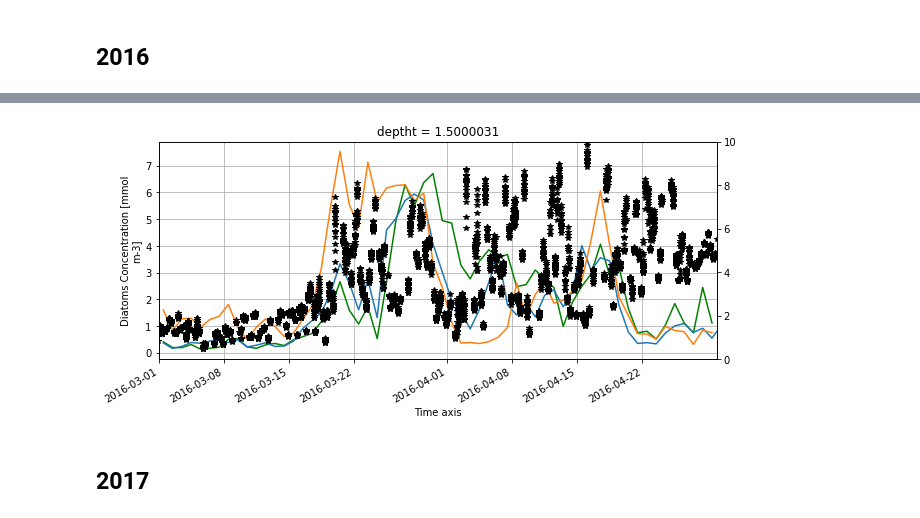
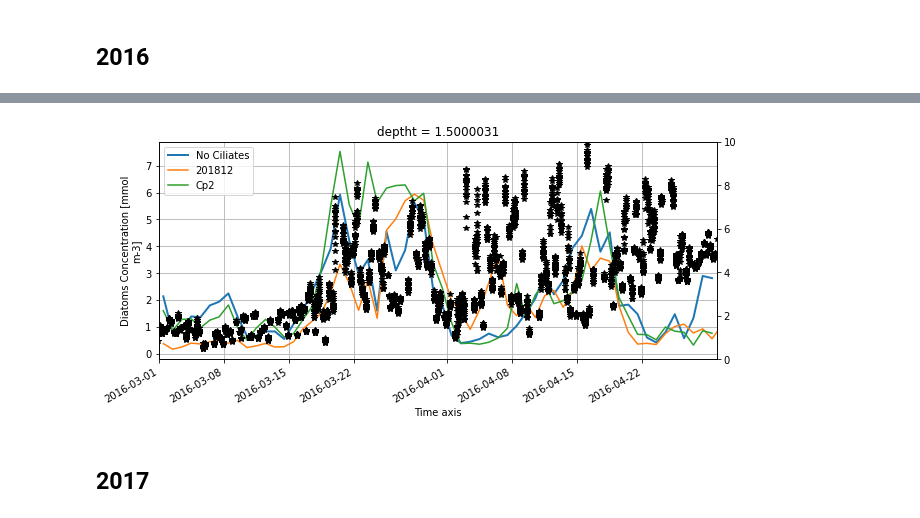
Before and after one commit to SalishSeaCast/analysis-susan, a Jupyter notebook: notebooks/Tuning/Bloom_Timing_202007D-nociliates.ipynb, the cells around one changed output, grey strips where cells are left out. Drawn from its saved outputs; the diff is of its cells as text; code cells hidden in the pictures.

```diff
--- a/notebooks/Tuning/Bloom_Timing_202007D-nociliates.ipynb
+++ b/notebooks/Tuning/Bloom_Timing_202007D-nociliates.ipynb
@@ -382,15 +299,16 @@ Data variables:
 # %%
 fig, ax = plt.subplots(1, 1, figsize=(10, 4))
 ax.grid()
 ax2 = ax.twinx()
 ax2.plot(df.loc[iidfnd, ['dts']], df.loc[iidfnd, ['Chlorophyll_ug']], 'k*')
 ax2.set_ylim(0, 10)
-timeseries2016.diatoms.plot(ax=ax, color='g')
-old2016.diatoms.plot(ax=ax);
-prev2016.diatoms.plot(ax=ax);
+timeseries2016.diatoms.plot(ax=ax, linewidth=2, label='No Ciliates')
+old2016.diatoms.plot(ax=ax, label="201812");
+prev2016.diatoms.plot(ax=ax, label="Cp2");
 ax.set_xlim((dt.datetime(2016, 3, 1),dt.datetime(2016, 4, 30)));
+ax.legend(loc='upper left');
 # %% [output]
-[figure, old version]
+[figure, new version]
 # %% [markdown]
 ## 2017
 # %%
```
Also changed, not shown: parts of 9 cells of this notebook.
